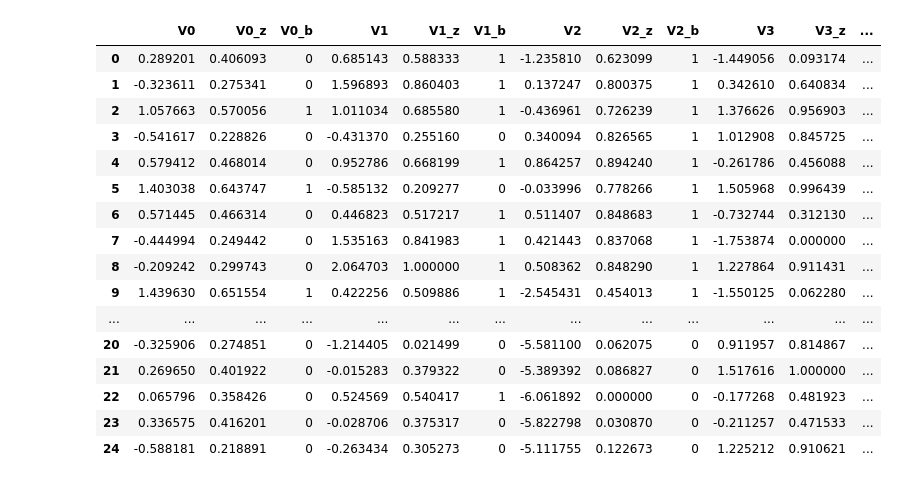
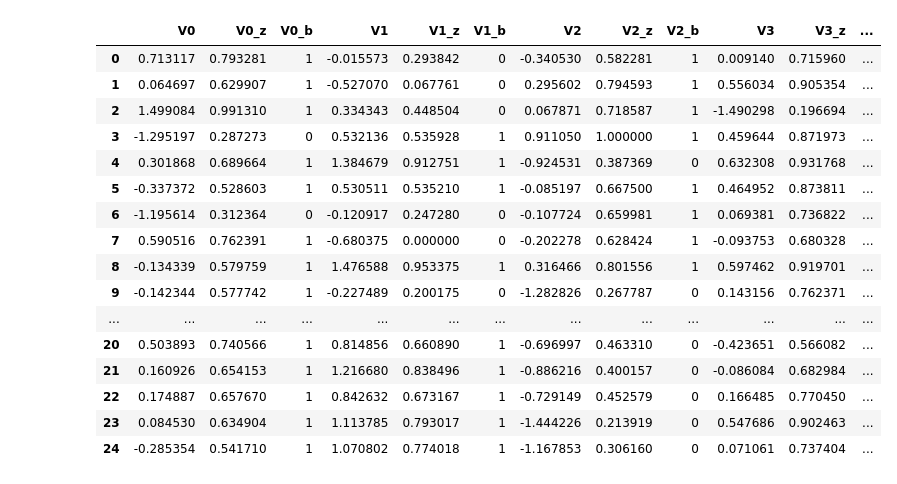
Before and after one commit to npiccolotto/undrground-tubes, a Jupyter notebook: eval/dataset/datasets.ipynb, the cells around one changed output. Saved outputs shown, nothing was run; the diff lists cells and outputs as text; code cells hidden in the pictures.

```diff
--- a/eval/dataset/datasets.ipynb
+++ b/eval/dataset/datasets.ipynb
@@ -16,7 +16,7 @@ NUM_SETS = 6
 # using more bins this relationship can be obscured, i.e., that we have more than 1 label in the shifted cluster for that variable
 NUM_BINS = 2
 
-var_stats = {"mean": np.repeat(0, NUM_VARS), "sd": np.repeat(1, NUM_VARS)}
+var_stats = {"mean": np.repeat(0, NUM_VARS), "sd": np.repeat(.5, NUM_VARS)}
 set_stats = [
     0.46,
     0.25,
@@ -72,19 +73,20 @@ def make_dataset(
     cluster1_size=20,
     cluster2_size=5,
     cluster2_shift_direction=[],
-    cluster2_shift_distance=8,
-    cluster2_sd_relative_to_cluster1=0.5,
+    cluster2_sd_relative_to_cluster1=0.25,
 ):
+    limits = np.broadcast_to((0,1), (NUM_VARS,2))
     num_directions = len(list([d for d in cluster2_shift_direction if d != 0]))
     samples1 = mvnorm(means, sds, size=cluster1_size)
 
     shifted_means = np.copy(means)
     for i, dir in enumerate(cluster2_shift_direction):
-        shift = dir * cluster2_shift_distance / num_directions
+        shift = dir * 3 * sds[i]
         shifted_means[i] += shift
     shifted_sds = np.copy(sds)
     shifted_sds = cluster2_sd_relative_to_cluster1 * sds
     samples2 = mvnorm(shifted_means, shifted_sds, size=cluster2_size)
+    #samples2 = rvs(shifted_sds, shifted_sds, limits=limits, size=cluster2_size)
 
     samples = np.concatenate((samples1, samples2))
 
@@ -139,27 +141,27 @@ def make_dataset(
     return df
 # %%
 dataset = make_dataset(
-    cluster2_shift_distance=6, cluster2_shift_direction=[0, 0, -1, 0]
+cluster2_shift_direction=[0, 1, -1, 0]
 )
 dataset
 # %% [output]
 |  | V0 | V0_z | V0_b | V1 | V1_z | V1_b | V2 | V2_z | V2_b | V3 | V3_z | ... |
-| 0 | 0.289201 | 0.406093 | 0 | 0.685143 | 0.588333 | 1 | -1.235810 | 0.623099 | 1 | -1.449056 | 0.093174 | ... |
-| 1 | -0.323611 | 0.275341 | 0 | 1.596893 | 0.860403 | 1 | 0.137247 | 0.800375 | 1 | 0.342610 | 0.640834 | ... |
-| 2 | 1.057663 | 0.570056 | 1 | 1.011034 | 0.685580 | 1 | -0.436961 | 0.726239 | 1 | 1.376626 | 0.956903 | ... |
-| 3 | -0.541617 | 0.228826 | 0 | -0.431370 | 0.255160 | 0 | 0.340094 | 0.826565 | 1 | 1.012908 | 0.845725 | ... |
-| 4 | 0.579412 | 0.468014 | 0 | 0.952786 | 0.668199 | 1 | 0.864257 | 0.894240 | 1 | -0.261786 | 0.456088 | ... |
-| 5 | 1.403038 | 0.643747 | 1 | -0.585132 | 0.209277 | 0 | -0.033996 | 0.778266 | 1 | 1.505968 | 0.996439 | ... |
-| 6 | 0.571445 | 0.466314 | 0 | 0.446823 | 0.517217 | 1 | 0.511407 | 0.848683 | 1 | -0.732744 | 0.312130 | ... |
-| 7 | -0.444994 | 0.249442 | 0 | 1.535163 | 0.841983 | 1 | 0.421443 | 0.837068 | 1 | -1.753874 | 0.000000 | ... |
-| 8 | -0.209242 | 0.299743 | 0 | 2.064703 | 1.000000 | 1 | 0.508362 | 0.848290 | 1 | 1.227864 | 0.911431 | ... |
-| 9 | 1.439630 | 0.651554 | 1 | 0.422256 | 0.509886 | 1 | -2.545431 | 0.454013 | 1 | -1.550125 | 0.062280 | ... |
+| 0 | 0.713117 | 0.793281 | 1 | -0.015573 | 0.293842 | 0 | -0.340530 | 0.582281 | 1 | 0.009140 | 0.715960 | ... |
+| 1 | 0.064697 | 0.629907 | 1 | -0.527070 | 0.067761 | 0 | 0.295602 | 0.794593 | 1 | 0.556034 | 0.905354 | ... |
+| 2 | 1.499084 | 0.991310 | 1 | 0.334343 | 0.448504 | 0 | 0.067871 | 0.718587 | 1 | -1.490298 | 0.196694 | ... |
+| 3 | -1.295197 | 0.287273 | 0 | 0.532136 | 0.535928 | 1 | 0.911050 | 1.000000 | 1 | 0.459644 | 0.871973 | ... |
+| 4 | 0.301868 | 0.689664 | 1 | 1.384679 | 0.912751 | 1 | -0.924531 | 0.387369 | 0 | 0.632308 | 0.931768 | ... |
+| 5 | -0.337372 | 0.528603 | 1 | 0.530511 | 0.535210 | 1 | -0.085197 | 0.667500 | 1 | 0.464952 | 0.873811 | ... |
+| 6 | -1.195614 | 0.312364 | 0 | -0.120917 | 0.247280 | 0 | -0.107724 | 0.659981 | 1 | 0.069381 | 0.736822 | ... |
+| 7 | 0.590516 | 0.762391 | 1 | -0.680375 | 0.000000 | 0 | -0.202278 | 0.628424 | 1 | -0.093753 | 0.680328 | ... |
+| 8 | -0.134339 | 0.579759 | 1 | 1.476588 | 0.953375 | 1 | 0.316466 | 0.801556 | 1 | 0.597462 | 0.919701 | ... |
+| 9 | -0.142344 | 0.577742 | 1 | -0.227489 | 0.200175 | 0 | -1.282826 | 0.267787 | 0 | 0.143156 | 0.762371 | ... |
 | ... | ... | ... | ... | ... | ... | ... | ... | ... | ... | ... | ... | ... |
-| 20 | -0.325906 | 0.274851 | 0 | -1.214405 | 0.021499 | 0 | -5.581100 | 0.062075 | 0 | 0.911957 | 0.814867 | ... |
-| 21 | 0.269650 | 0.401922 | 0 | -0.015283 | 0.379322 | 0 | -5.389392 | 0.086827 | 0 | 1.517616 | 1.000000 | ... |
-| 22 | 0.065796 | 0.358426 | 0 | 0.524569 | 0.540417 | 1 | -6.061892 | 0.000000 | 0 | -0.177268 | 0.481923 | ... |
-| 23 | 0.336575 | 0.416201 | 0 | -0.028706 | 0.375317 | 0 | -5.822798 | 0.030870 | 0 | -0.211257 | 0.471533 | ... |
-| 24 | -0.588181 | 0.218891 | 0 | -0.263434 | 0.305273 | 0 | -5.111755 | 0.122673 | 0 | 1.225212 | 0.910621 | ... |
+| 20 | 0.503893 | 0.740566 | 1 | 0.814856 | 0.660890 | 1 | -0.696997 | 0.463310 | 0 | -0.423651 | 0.566082 | ... |
+| 21 | 0.160926 | 0.654153 | 1 | 1.216680 | 0.838496 | 1 | -0.886216 | 0.400157 | 0 | -0.086084 | 0.682984 | ... |
+| 22 | 0.174887 | 0.657670 | 1 | 0.842632 | 0.673167 | 1 | -0.729149 | 0.452579 | 0 | 0.166485 | 0.770450 | ... |
+| 23 | 0.084530 | 0.634904 | 1 | 1.113785 | 0.793017 | 1 | -1.444226 | 0.213919 | 0 | 0.547686 | 0.902463 | ... |
+| 24 | -0.285354 | 0.541710 | 1 | 1.070802 | 0.774018 | 1 | -1.167853 | 0.306160 | 0 | 0.071061 | 0.737404 | ... |
 # %%
 sns.pairplot(dataset[var_names + ["cluster"]], hue="cluster")
 # %% [output]
```
Also changed, not shown: parts of 7 cells of this notebook.
